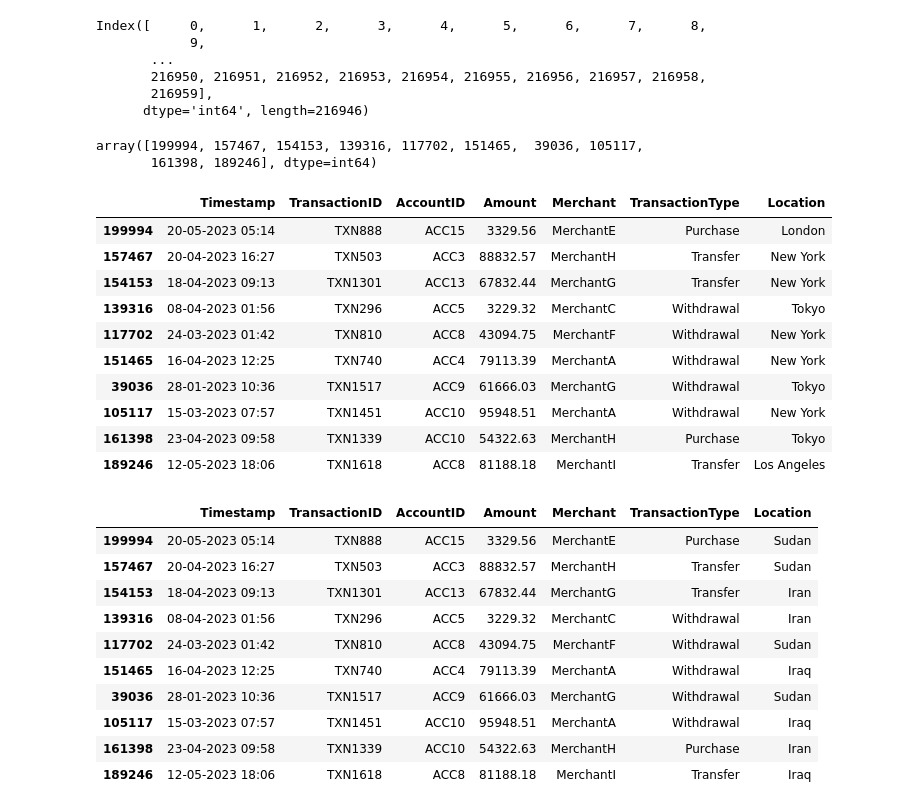
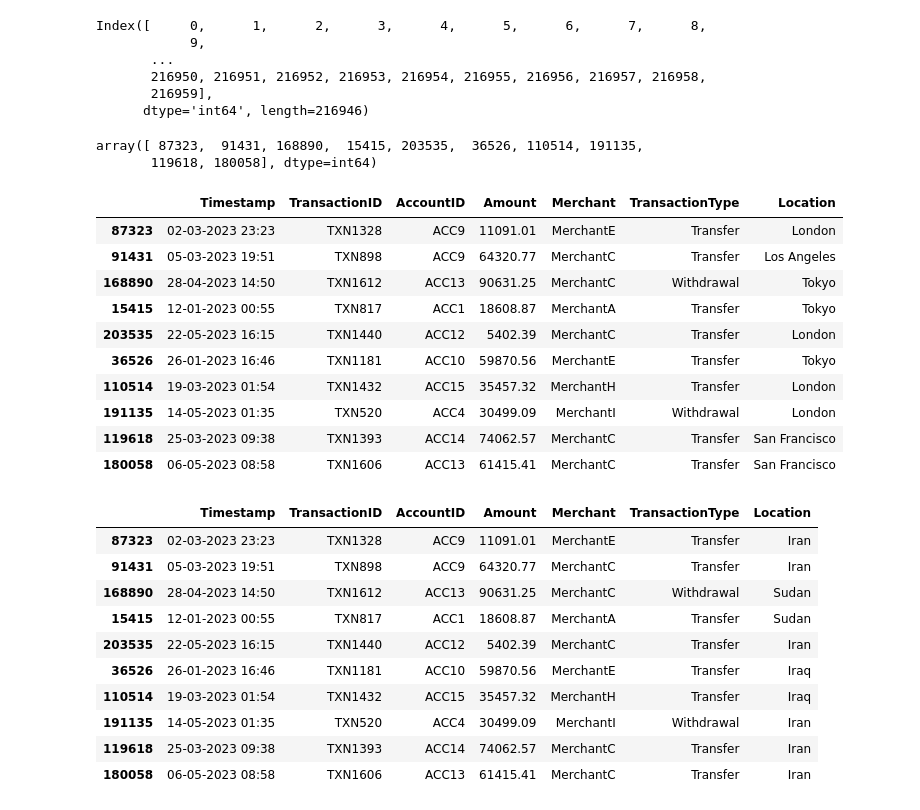
Before and after one commit to k26rahul/ML-Projects-March-2024, a Jupyter notebook: Financial-Anomaly-Data/Financial-Anomaly-Data.ipynb, the cells around one changed output. Saved outputs shown, nothing was run; the diff lists cells and outputs as text; code cells hidden in the pictures.

```diff
--- a/Financial-Anomaly-Data/Financial-Anomaly-Data.ipynb
+++ b/Financial-Anomaly-Data/Financial-Anomaly-Data.ipynb
@@ -827,19 +830,19 @@ df.loc[abnormal_indexes]
 # %% [markdown]
 # 🗺️ Extending data csv
 # %%
-df = df_cleaned.copy()
+df_extending = df_cleaned.copy()
 # %%
 abnormal_indexes
 # %% [output]
 (array([  2775,   3448,   3453,   4148,   4194,  45099,  45100,  45108,
         211714, 211753, 211866, 211959, 212513, 213460], dtype=int64),)
 # %%
-mask = df.index.isin(abnormal_indexes[0])
+mask = df_extending.index.isin(abnormal_indexes[0])
 mask.sum()
 # %% [output]
 14
 # %%
-normal_indices = df[~mask].index
+normal_indices = df_extending[~mask].index
 normal_indices
 # %% [output]
 Index([     0,      1,      2,      3,      4,      5,      6,      7,      8,
@@ -852,36 +855,36 @@ Index([     0,      1,      2,      3,      4,      5,      6,      7,      8,
 random_indices = np.random.choice(normal_indices, 10)
 random_indices
 # %% [output]
-array([199994, 157467, 154153, 139316, 117702, 151465,  39036, 105117,
-       161398, 189246], dtype=int64)
+array([ 87323,  91431, 168890,  15415, 203535,  36526, 110514, 191135,
+       119618, 180058], dtype=int64)
 # %%
-df.loc[random_indices]
+df_extending.loc[random_indices]
 # %% [output]
 |  | Timestamp | TransactionID | AccountID | Amount | Merchant | TransactionType | Location |
-| 199994 | 20-05-2023 05:14 | TXN888 | ACC15 | 3329.56 | MerchantE | Purchase | London |
-| 157467 | 20-04-2023 16:27 | TXN503 | ACC3 | 88832.57 | MerchantH | Transfer | New York |
-| 154153 | 18-04-2023 09:13 | TXN1301 | ACC13 | 67832.44 | MerchantG | Transfer | New York |
-| 139316 | 08-04-2023 01:56 | TXN296 | ACC5 | 3229.32 | MerchantC | Withdrawal | Tokyo |
-| 117702 | 24-03-2023 01:42 | TXN810 | ACC8 | 43094.75 | MerchantF | Withdrawal | New York |
-| 151465 | 16-04-2023 12:25 | TXN740 | ACC4 | 79113.39 | MerchantA | Withdrawal | New York |
-| 39036 | 28-01-2023 10:36 | TXN1517 | ACC9 | 61666.03 | MerchantG | Withdrawal | Tokyo |
-| 105117 | 15-03-2023 07:57 | TXN1451 | ACC10 | 95948.51 | MerchantA | Withdrawal | New York |
-| 161398 | 23-04-2023 09:58 | TXN1339 | ACC10 | 54322.63 | MerchantH | Purchase | Tokyo |
-| 189246 | 12-05-2023 18:06 | TXN1618 | ACC8 | 81188.18 | MerchantI | Transfer | Los Angeles |
+| 87323 | 02-03-2023 23:23 | TXN1328 | ACC9 | 11091.01 | MerchantE | Transfer | London |
+| 91431 | 05-03-2023 19:51 | TXN898 | ACC9 | 64320.77 | MerchantC | Transfer | Los Angeles |
+| 168890 | 28-04-2023 14:50 | TXN1612 | ACC13 | 90631.25 | MerchantC | Withdrawal | Tokyo |
+| 15415 | 12-01-2023 00:55 | TXN817 | ACC1 | 18608.87 | MerchantA | Transfer | Tokyo |
+| 203535 | 22-05-2023 16:15 | TXN1440 | ACC12 | 5402.39 | MerchantC | Transfer | London |
+| 36526 | 26-01-2023 16:46 | TXN1181 | ACC10 | 59870.56 | MerchantE | Transfer | Tokyo |
+| 110514 | 19-03-2023 01:54 | TXN1432 | ACC15 | 35457.32 | MerchantH | Transfer | London |
+| 191135 | 14-05-2023 01:35 | TXN520 | ACC4 | 30499.09 | MerchantI | Withdrawal | London |
+| 119618 | 25-03-2023 09:38 | TXN1393 | ACC14 | 74062.57 | MerchantC | Transfer | San Francisco |
+| 180058 | 06-05-2023 08:58 | TXN1606 | ACC13 | 61415.41 | MerchantC | Transfer | San Francisco |
 # %%
-df.loc[random_indices, ['Location']] = np.random.choice(
+df_extending.loc[random_indices, ['Location']] = np.random.choice(
     restricted_countries, size=len(random_indices))
 
-df.loc[random_indices]
+df_extending.loc[random_indices]
 # %% [output]
 |  | Timestamp | TransactionID | AccountID | Amount | Merchant | TransactionType | Location |
-| 199994 | 20-05-2023 05:14 | TXN888 | ACC15 | 3329.56 | MerchantE | Purchase | Sudan |
-| 157467 | 20-04-2023 16:27 | TXN503 | ACC3 | 88832.57 | MerchantH | Transfer | Sudan |
-| 154153 | 18-04-2023 09:13 | TXN1301 | ACC13 | 67832.44 | MerchantG | Transfer | Iran |
-| 139316 | 08-04-2023 01:56 | TXN296 | ACC5 | 3229.32 | MerchantC | Withdrawal | Iran |
-| 117702 | 24-03-2023 01:42 | TXN810 | ACC8 | 43094.75 | MerchantF | Withdrawal | Sudan |
-| 151465 | 16-04-2023 12:25 | TXN740 | ACC4 | 79113.39 | MerchantA | Withdrawal | Iraq |
-| 39036 | 28-01-2023 10:36 | TXN1517 | ACC9 | 61666.03 | MerchantG | Withdrawal | Sudan |
-| 105117 | 15-03-2023 07:57 | TXN1451 | ACC10 | 95948.51 | MerchantA | Withdrawal | Iraq |
-| 161398 | 23-04-2023 09:58 | TXN1339 | ACC10 | 54322.63 | MerchantH | Purchase | Iran |
-| 189246 | 12-05-2023 18:06 | TXN1618 | ACC8 | 81188.18 | MerchantI | Transfer | Iraq |
+| 87323 | 02-03-2023 23:23 | TXN1328 | ACC9 | 11091.01 | MerchantE | Transfer | Iran |
+| 91431 | 05-03-2023 19:51 | TXN898 | ACC9 | 64320.77 | MerchantC | Transfer | Iran |
+| 168890 | 28-04-2023 14:50 | TXN1612 | ACC13 | 90631.25 | MerchantC | Withdrawal | Sudan |
+| 15415 | 12-01-2023 00:55 | TXN817 | ACC1 | 18608.87 | MerchantA | Transfer | Sudan |
+| 203535 | 22-05-2023 16:15 | TXN1440 | ACC12 | 5402.39 | MerchantC | Transfer | Iran |
+| 36526 | 26-01-2023 16:46 | TXN1181 | ACC10 | 59870.56 | MerchantE | Transfer | Iraq |
+| 110514 | 19-03-2023 01:54 | TXN1432 | ACC15 | 35457.32 | MerchantH | Transfer | Iraq |
+| 191135 | 14-05-2023 01:35 | TXN520 | ACC4 | 30499.09 | MerchantI | Withdrawal | Iran |
+| 119618 | 25-03-2023 09:38 | TXN1393 | ACC14 | 74062.57 | MerchantC | Transfer | Iran |
+| 180058 | 06-05-2023 08:58 | TXN1606 | ACC13 | 61415.41 | MerchantC | Transfer | Iran |
```
Also changed, not shown: parts of 6 cells of this notebook.
